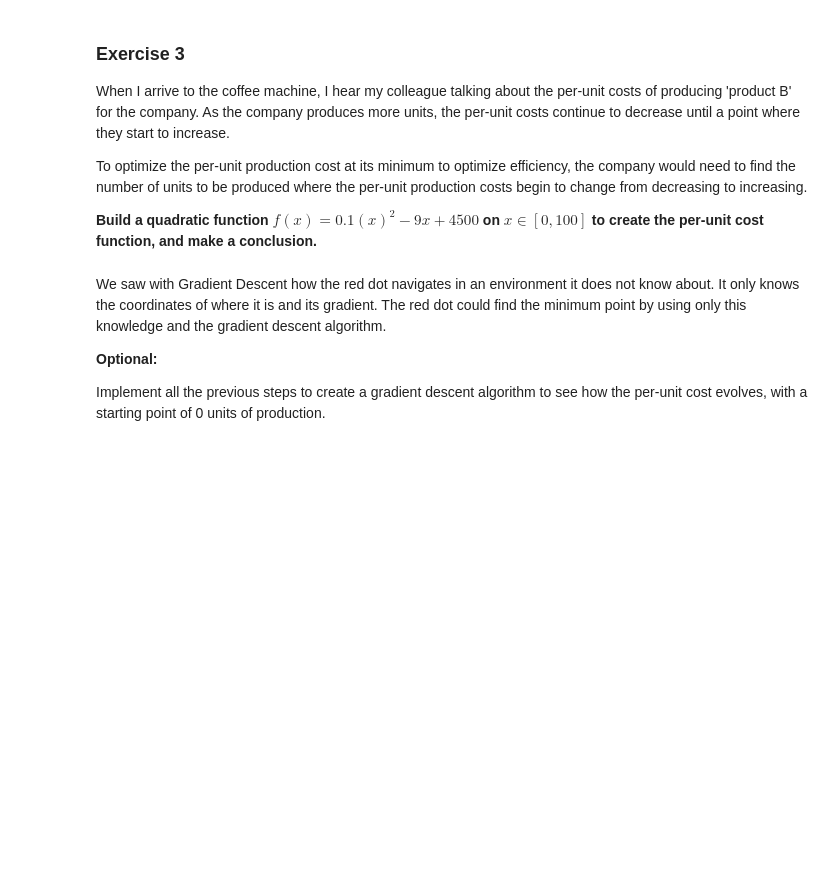
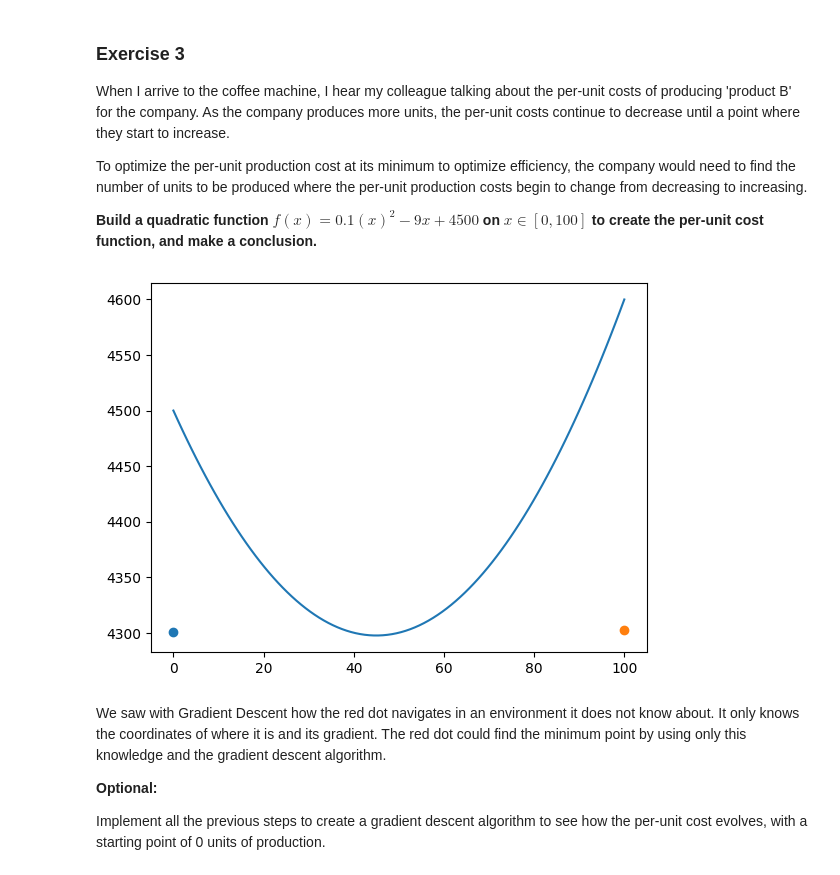
Before and after one commit to 4GeeksAcademy/bertuzzi-calculus-and-algebra-problems-with-python, a Jupyter notebook: notebook/problems.ipynb, the cells around one changed output. Drawn from its saved outputs; the diff is of its cells as text; code cells hidden in the pictures; blank space fills up the shorter version.

```diff
--- a/notebook/problems.ipynb
+++ b/notebook/problems.ipynb
@@ -259,6 +271,26 @@ To optimize the per-unit production cost at its minimum to optimize efficiency,
 **Build a quadratic function $f(x)=0.1(x)^2−9x +4500$ on $x∈[0,100]$ to create the per-unit cost function, and make a conclusion.**
 # %%
 # Define and plot the function
+def f(x): return 0.1*(x**2) - 9 * x + 4500
+def df(x): return 0.2 * x - 9
+
+def gradient_descent(x, nsteps=100):
+    collectXs = [x]
+    learning_rate = 1e-01
+    for i in range(0,nsteps):
+        x-= df(x) * learning_rate
+        collectXs.append(x)
+    return x, collectXs
+
+plt.figure()
+x_values = np.linspace(0,100,100)
+y_values= f(x_values)
+plt.plot(x_values, y_values)
+plt.scatter(0, f(gradient_descent(0)[0]))
+plt.scatter(100, f(gradient_descent(100)[0]))
+plt.show()
+# %% [output]
+[figure, added]
 # %% [markdown]
 We saw with Gradient Descent how the red dot navigates in an environment it does not know about. It only knows the coordinates of where it is and its gradient. The red dot could find the minimum point by using only this knowledge and the gradient descent algorithm.
 
```
Also changed, not shown: parts of 15 cells of this notebook.
